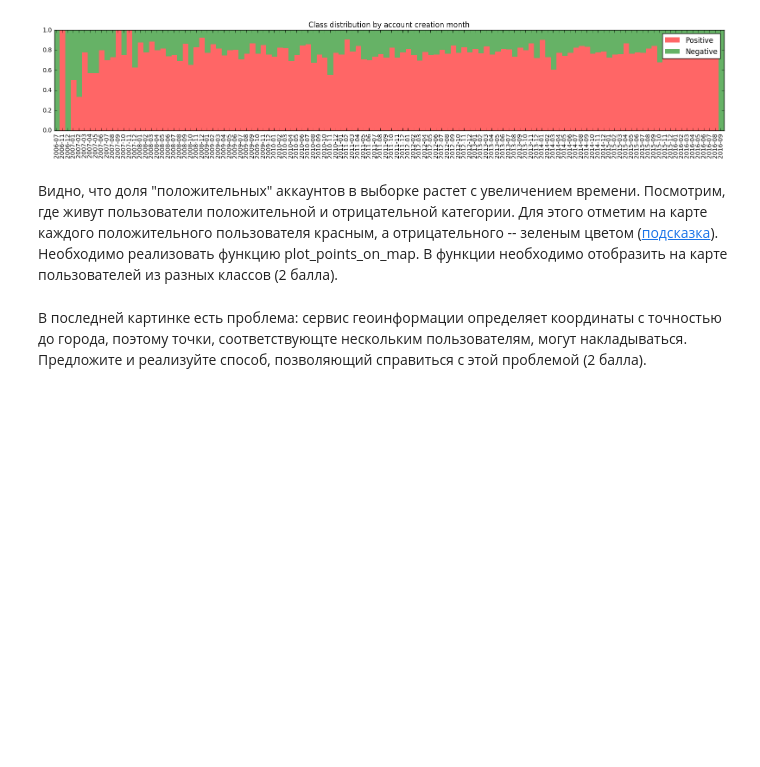
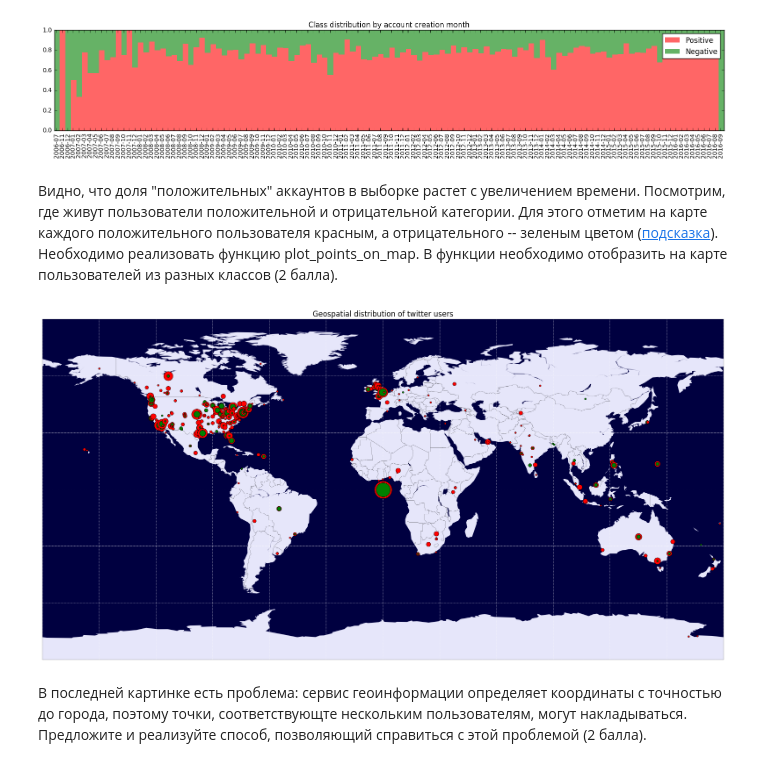
Before and after one commit to lapsya/technosphere_dm_1, a Jupyter notebook: homework-1-st.ipynb, the cells around one changed output. Saved outputs shown, nothing was run; the diff lists cells and outputs as text; code cells hidden in the pictures; blank space fills up the shorter version.

```diff
--- a/homework-1-st.ipynb
+++ b/homework-1-st.ipynb
@@ -346,26 +346,47 @@ pl.show()
 # %%
 pl.figure(figsize=(20,12))
 
 m = bm.Basemap(projection='cyl', llcrnrlat=-90, urcrnrlat=90, llcrnrlon=-180, urcrnrlon=180, resolution='c')
 
 m.drawcountries(linewidth=0.2)
 m.fillcontinents(color='lavender', lake_color='#000040')
 m.drawmapboundary(linewidth=0.2, fill_color='#000040')
 m.drawparallels(np.arange(-90,90,30),labels=[0,0,0,0], color='white', linewidth=0.5)
 m.drawmeridians(np.arange(0,360,30),labels=[0,0,0,0], color='white', linewidth=0.5)
 
 def plot_points_on_map(df_full):
     """
     Plot points on the map. Be creative.
     """
     # your code here
+    grouped = df_full.groupby(['lon', 'lat'])
+    marker_base_size = 4
+    for group in grouped:
+        pos_size = 0
+        neg_size = 0
+        for category in group[1]['cls']:
+            if not isnan(category):
+                if category != 0:
+                    pos_size += 1
+                else:
+                    neg_size += 1
+        x, y = m(group[0][0], group[0][1])
+        mylog = lambda z: log(z) if z > 0 else 0
+        if pos_size > neg_size:
+            m.plot(x, y, 'ro', markersize = marker_base_size * mylog(pos_size))
+            m.plot(x, y, 'go', markersize = marker_base_size * mylog(neg_size))
+        else:
+            m.plot(x, y, 'ro', markersize = marker_base_size * mylog(pos_size))
+            m.plot(x, y, 'go', markersize = marker_base_size * mylog(neg_size))
     return df_full
 
 plot_points_on_map(df_full)
 
 pl.title("Geospatial distribution of twitter users")
 pl.legend()
 pl.show()
+# %% [output]
+[figure, added]
 # %% [markdown]
 В последней картинке есть проблема: сервис геоинформации определяет координаты с точностью до города, поэтому точки, соответствующте нескольким пользователям, могут накладываться. Предложите и реализуйте способ, позволяющий справиться с этой проблемой (2 балла).
 # %% [markdown]
```
Also changed, not shown: parts of 2 cells of this notebook.
